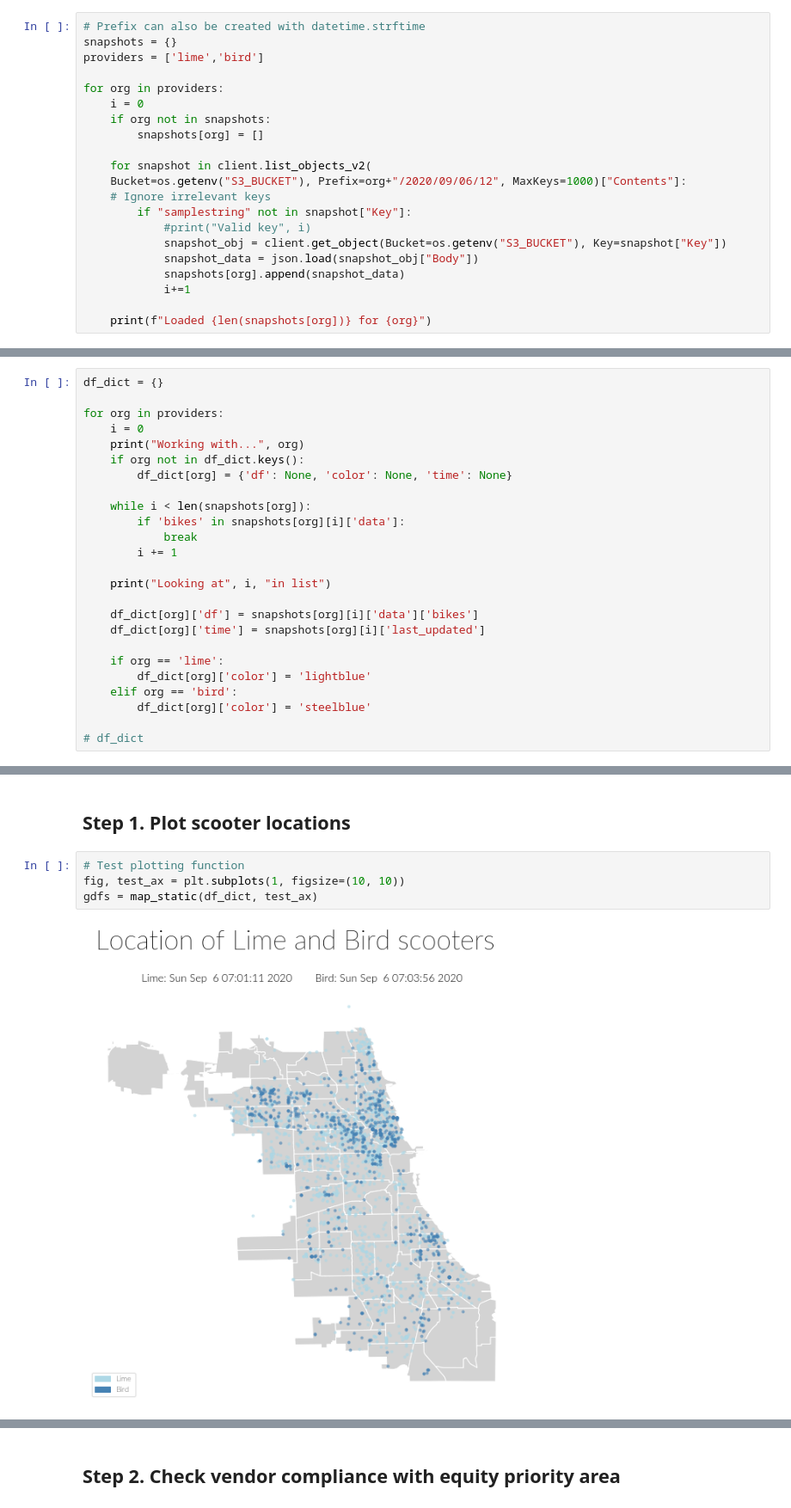
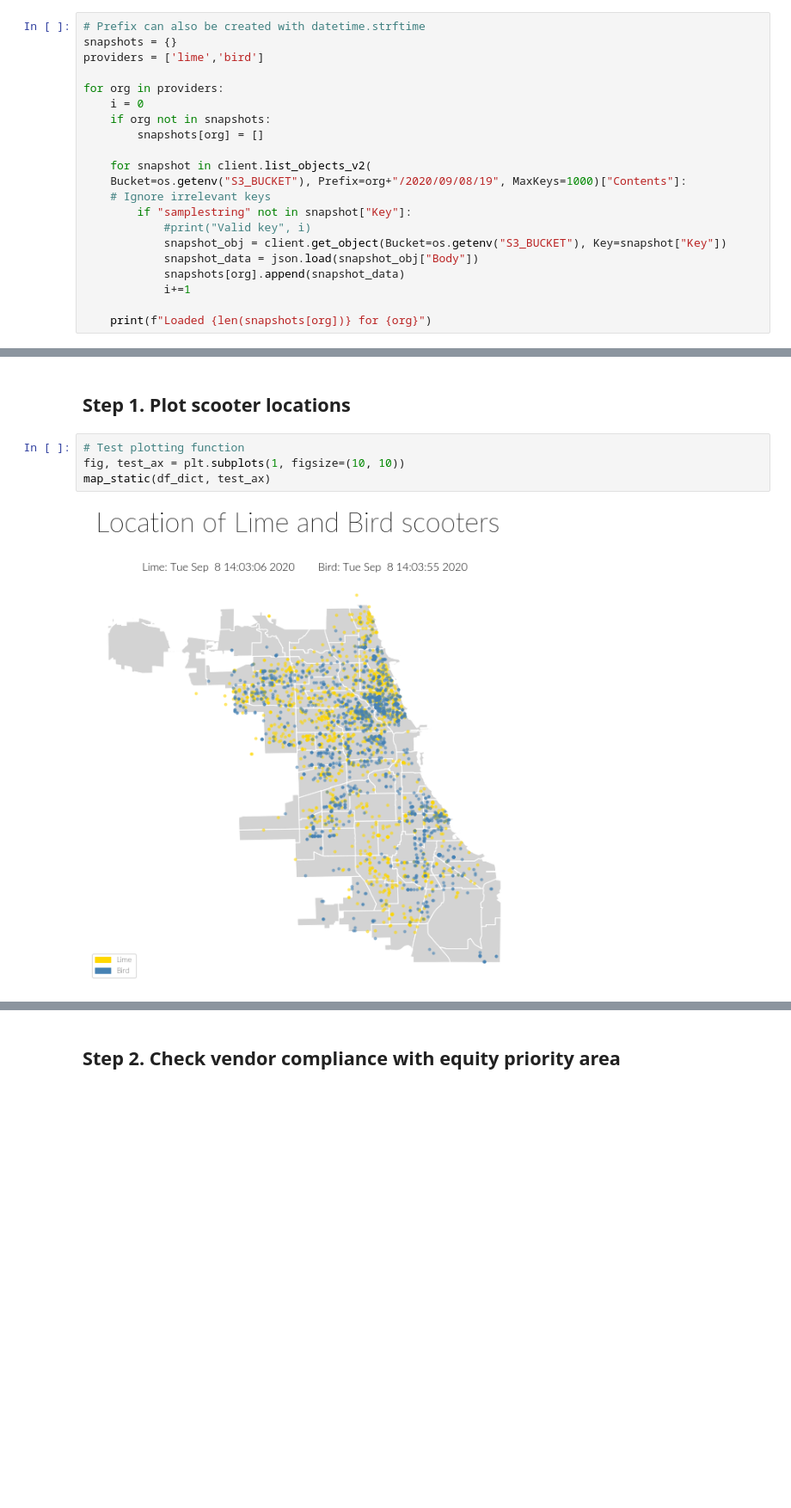
Before and after one commit to crunes/chi-scooter-20, a Jupyter notebook: notebooks/plot_static.ipynb, the cells around one changed output, grey strips where cells are left out. Shown: that part at 86% size. Saved outputs shown, nothing was run; the diff lists cells and outputs as text; blank space fills up the shorter version.

Commit message:
updated plotting functions

```diff
--- a/notebooks/plot_static.ipynb
+++ b/notebooks/plot_static.ipynb
@@ -44,7 +44,7 @@ for org in providers:
         snapshots[org] = []
 
     for snapshot in client.list_objects_v2(
-    Bucket=os.getenv("S3_BUCKET"), Prefix=org+"/2020/09/06/12", MaxKeys=1000)["Contents"]:
+    Bucket=os.getenv("S3_BUCKET"), Prefix=org+"/2020/09/08/19", MaxKeys=1000)["Contents"]:
     # Ignore irrelevant keys
         if "samplestring" not in snapshot["Key"]:
             #print("Valid key", i)
@@ -171,25 +208,0 @@ def map_static(df_dict, ax):
-# %%
-df_dict = {}
-
-for org in providers:
-    i = 0
-    print("Working with...", org)
-    if org not in df_dict.keys():
-        df_dict[org] = {'df': None, 'color': None, 'time': None}
-
-    while i < len(snapshots[org]):
-        if 'bikes' in snapshots[org][i]['data']:
-            break
-        i += 1
-
-    print("Looking at", i, "in list")
-
-    df_dict[org]['df'] = snapshots[org][i]['data']['bikes']
-    df_dict[org]['time'] = snapshots[org][i]['last_updated']
-
-    if org == 'lime':
-        df_dict[org]['color'] = 'lightblue'
-    elif org == 'bird':
-        df_dict[org]['color'] = 'steelblue'
-
-# df_dict
@@ -203,6 +211,6 @@ Looking at 2 in list
 # %%
 # Test plotting function
 fig, test_ax = plt.subplots(1, figsize=(10, 10))
-gdfs = map_static(df_dict, test_ax)
+map_static(df_dict, test_ax)
 # %% [output]
-[figure, old version]
+[figure, new version]
```
Also changed, not shown: parts of 11 cells of this notebook.
